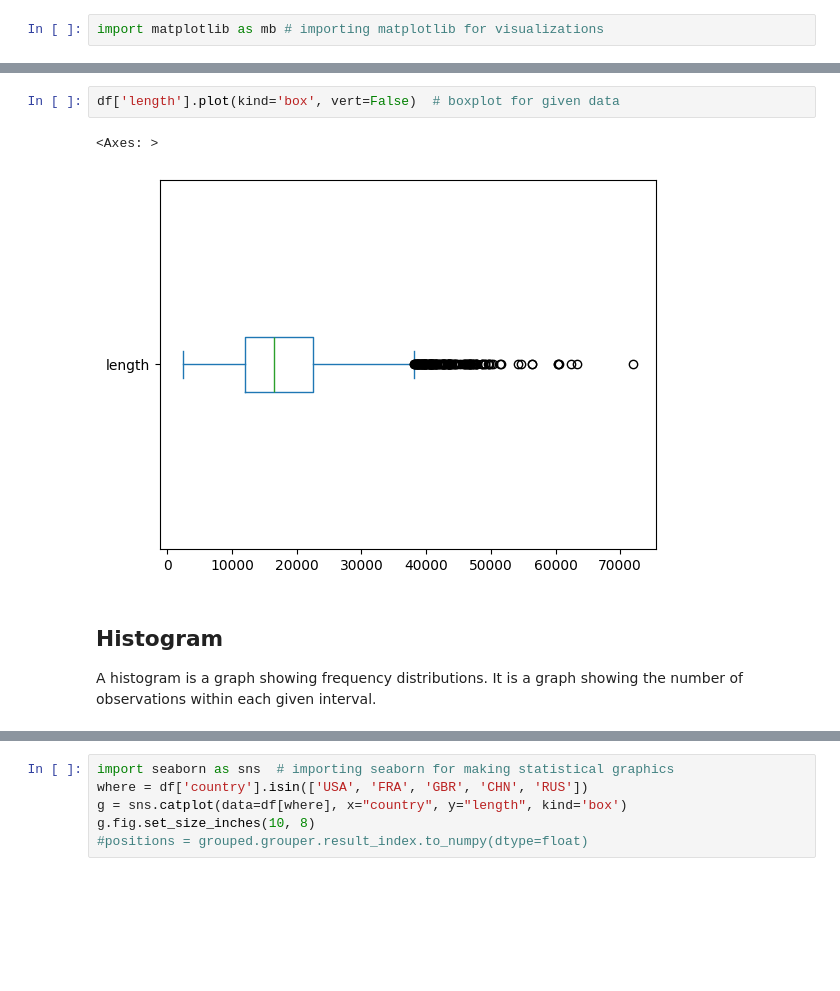
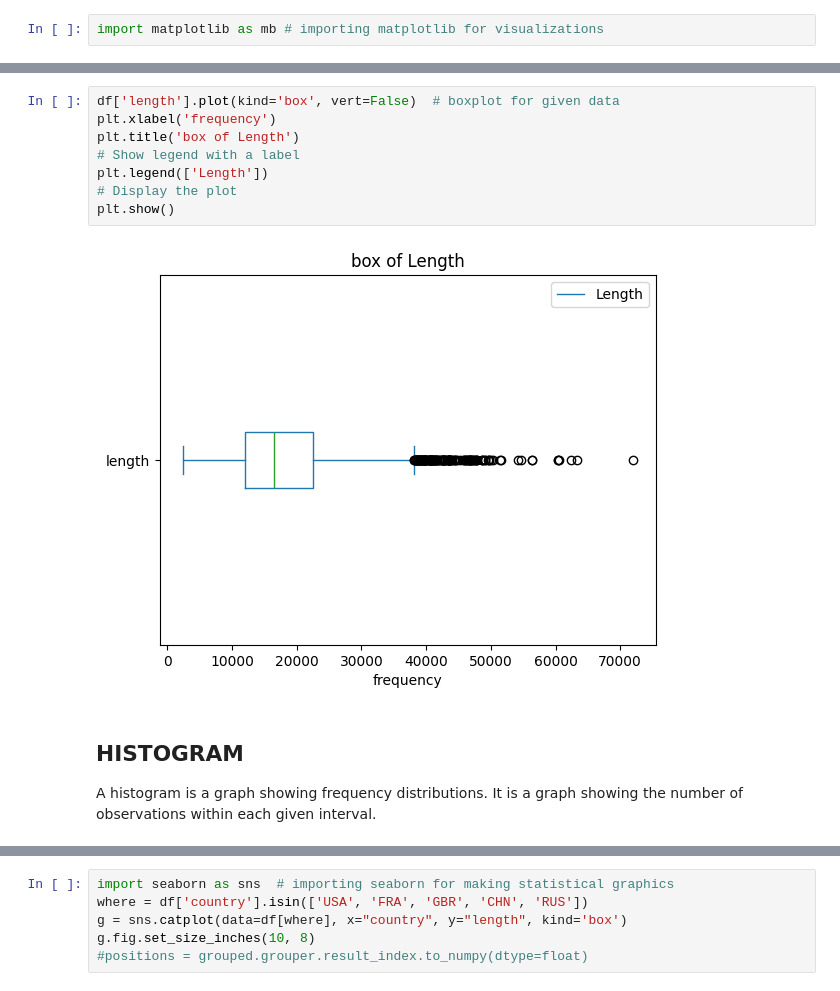
Before and after one commit to laxmipriyakotha/TextBasedAnalysis, a Jupyter notebook: class2.ipynb, the cells around one changed output, grey strips where cells are left out. Cells and saved outputs as stored; diff of their text form; blank space fills up the shorter version.

```diff
--- a/class2.ipynb
+++ b/class2.ipynb
@@ -201,11 +210,16 @@ Box plots provide a quick visual summary of the variability of values in a datas
 , and any outliers in the dataset. Outliers can reveal mistakes or unusual occurrences in data.
 # %%
 df['length'].plot(kind='box', vert=False)  # boxplot for given data
+plt.xlabel('frequency')
+plt.title('box of Length')
+# Show legend with a label
+plt.legend(['Length'])
+# Display the plot
+plt.show()
 # %% [output]
-<Axes: >
-[figure, old version]
+[figure, new version]
 # %% [markdown]
-## Histogram
+## HISTOGRAM
 A histogram is a graph showing frequency distributions.
 It is a graph showing the number of observations within each given interval.
 # %%
```
Also changed, not shown: parts of 28 cells of this notebook.
